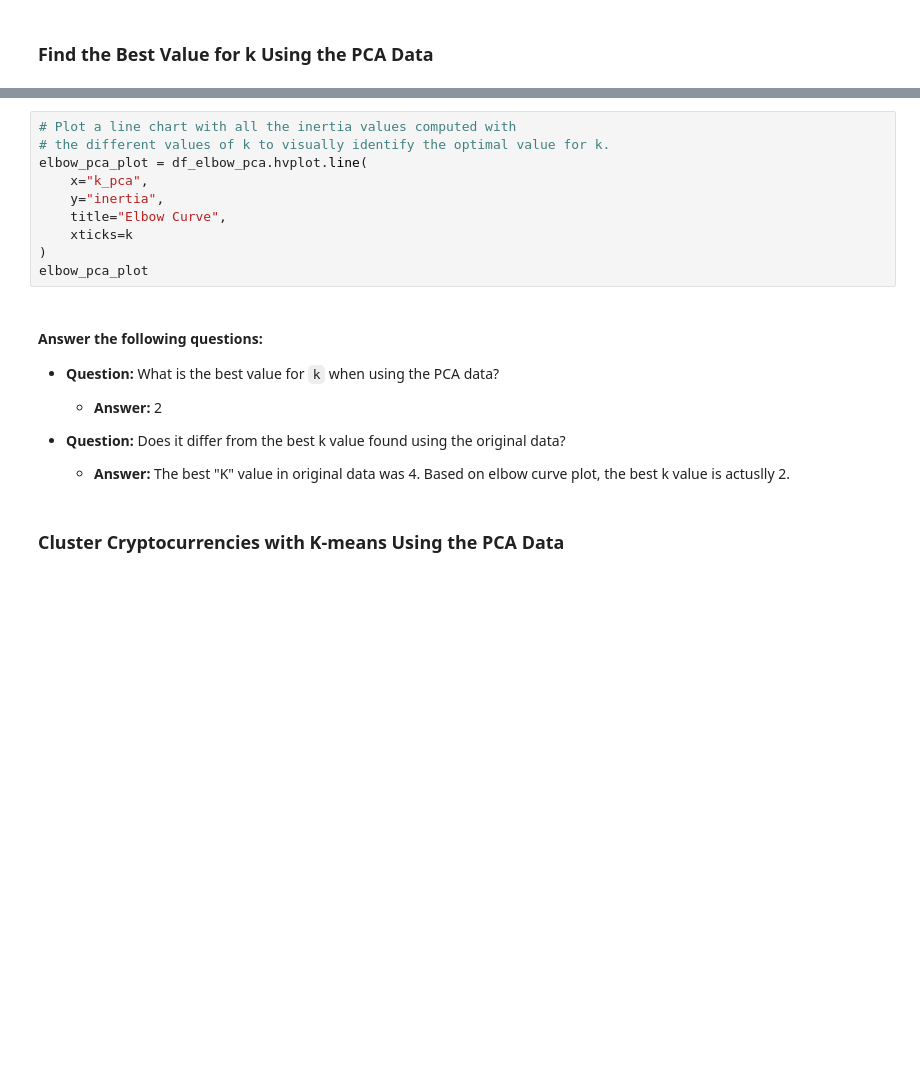
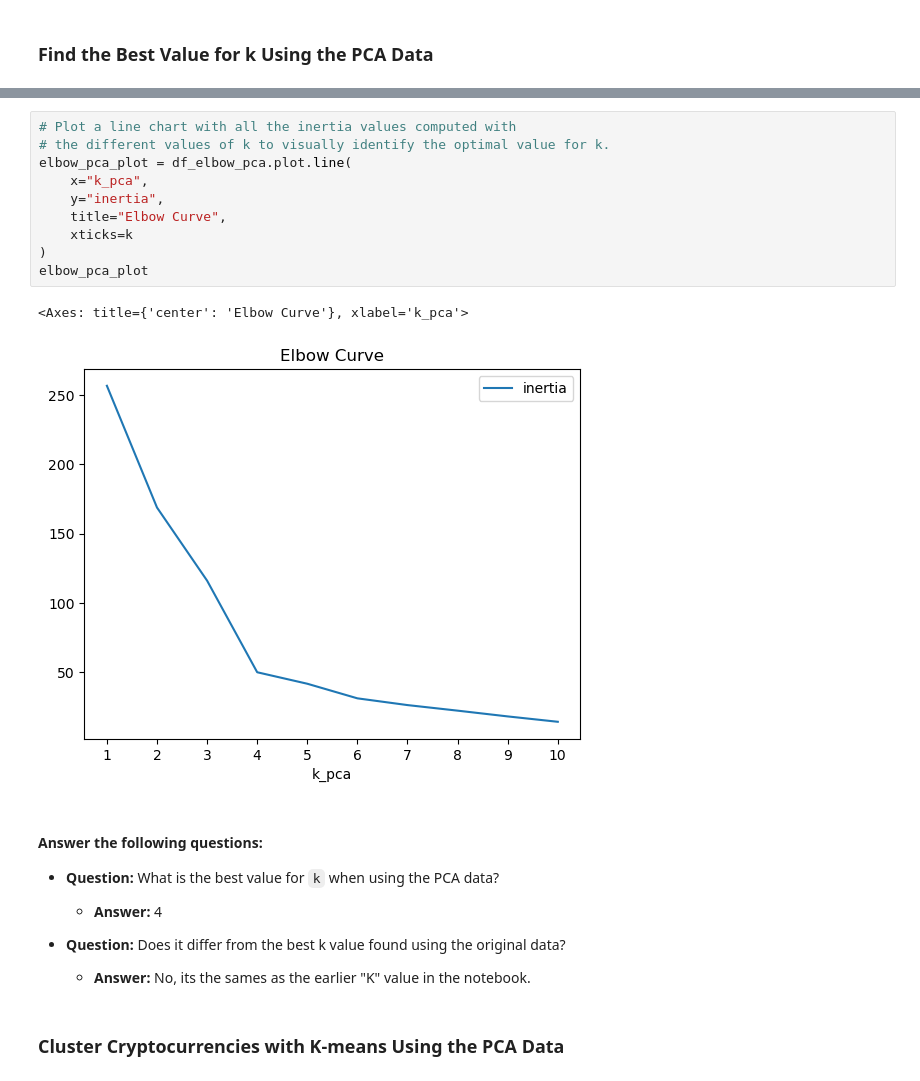
Before and after one commit to mcalabrese98/CryptoClustering, a Jupyter notebook: Crypto_Clustering.ipynb, the cells around one changed output, grey strips where cells are left out. Cells and saved outputs as stored; diff of their text form; blank space fills up the shorter version.

```diff
--- a/Crypto_Clustering.ipynb
+++ b/Crypto_Clustering.ipynb
@@ -273,23 +296,26 @@ df_elbow_pca.head()
 # %%
 # Plot a line chart with all the inertia values computed with
 # the different values of k to visually identify the optimal value for k.
-elbow_pca_plot = df_elbow_pca.hvplot.line(
+elbow_pca_plot = df_elbow_pca.plot.line(
     x="k_pca",
     y="inertia",
     title="Elbow Curve",
     xticks=k
 )
 elbow_pca_plot
+# %% [output]
+<Axes: title={'center': 'Elbow Curve'}, xlabel='k_pca'>
+[figure, added]
 # %% [markdown]
 #### Answer the following questions:
 * **Question:** What is the best value for `k` when using the PCA data?
 
-  * **Answer:** 2
+  * **Answer:** 4
 
 
 * **Question:** Does it differ from the best k value found using the original data?
 
-  * **Answer:** The best "K" value in original data was 4. Based on elbow curve plot, the best k value is actuslly 2.
+  * **Answer:** No, its the sames as the earlier "K" value in the notebook.
 # %% [markdown]
 ### Cluster Cryptocurrencies with K-means Using the PCA Data
 # %%
```
Also changed, not shown: parts of 18 cells of this notebook.
